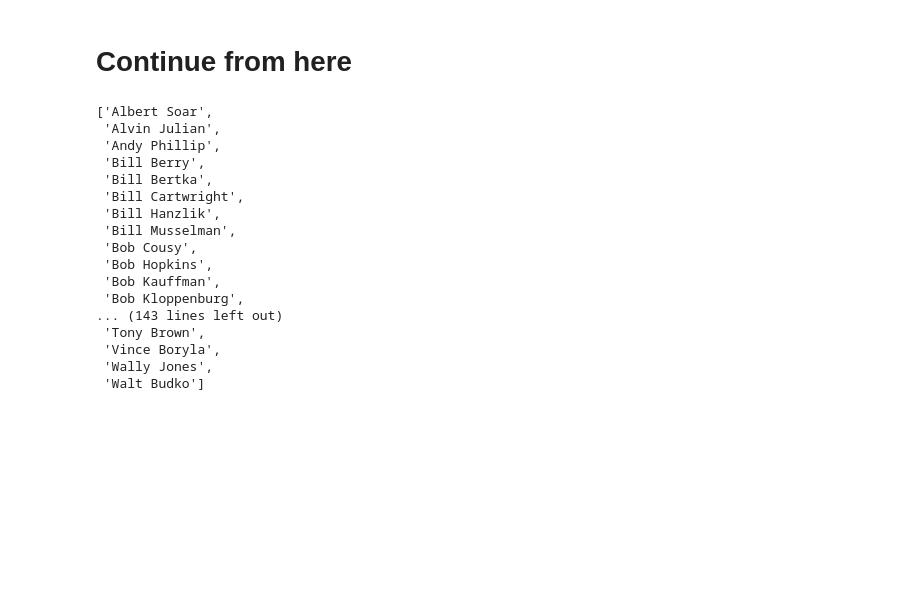
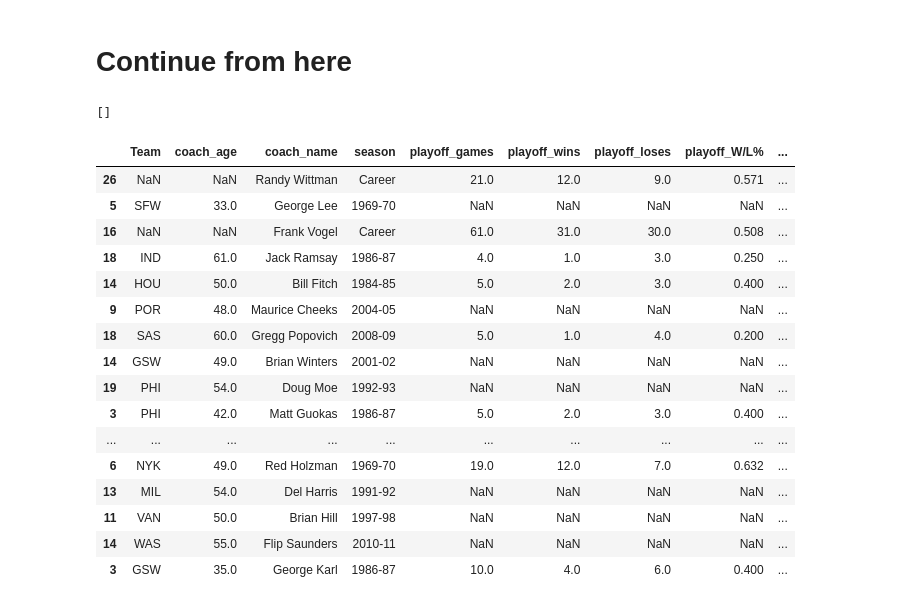
Before and after one commit to eranblack/Capstone, a Jupyter notebook: EDA.ipynb, the cells around one changed output. Drawn from its saved outputs; the diff is of its cells as text; code cells hidden in the pictures; blank space fills up the shorter version.

```diff
--- a/EDA.ipynb
+++ b/EDA.ipynb
@@ -133,4 +154,4 @@ table.find_all('a')[0].attrs['href']
 # %% [output]
 '/coaches/adelmri01c.html'
 # %%
-len(table.find_all('a'))
+tables=table.find_all('a')
@@ -140,7 +159,7 @@ len(table.find_all('a'))
 #scarping all of the coach tables
 # %%
 coach_list=[]
-for element in table.find_all('a'):
+for element in tables:
     loc='https://www.basketball-reference.com/' + element.attrs['href']
     raw_coach_tables=requests.get(loc)
     raw_coach_table_content=raw_coach_tables.content
@@ -237,4 +267,4 @@ memory usage: 435.5+ KB
 # %%
 #remove coaches before season 2005 and remove years = 'Career'
 # %%
-df_coach.dropna(axis=0,inplace=True) #dropped assistant coaches
+df_coach.dropna(axis=0,inplace=True, thresh=6) #dropped assistant coaches which have less than 6 fields filled
@@ -254,20 +284,24 @@ for element in coach_name:
 # %%
 sorted(temp)
 # %% [output]
-['Albert Soar',
- 'Alvin Julian',
- 'Andy Phillip',
- 'Bill Berry',
- 'Bill Bertka',
- 'Bill Cartwright',
- 'Bill Hanzlik',
- 'Bill Musselman',
- 'Bob Cousy',
- 'Bob Hopkins',
- 'Bob Kauffman',
- 'Bob Kloppenburg',
-... (143 lines left out)
- 'Tony Brown',
- 'Vince Boryla',
- 'Wally Jones',
- 'Walt Budko']
+[]
+# %%
+df_coach.sample(20)
+# %% [output]
+|  | Team | coach_age | coach_name | season | playoff_games | playoff_wins | playoff_loses | playoff_W/L% | ... |
+| 26 | NaN | NaN | Randy Wittman | Career | 21.0 | 12.0 | 9.0 | 0.571 | ... |
+| 5 | SFW | 33.0 | George Lee | 1969-70 | NaN | NaN | NaN | NaN | ... |
+| 16 | NaN | NaN | Frank Vogel | Career | 61.0 | 31.0 | 30.0 | 0.508 | ... |
+| 18 | IND | 61.0 | Jack Ramsay | 1986-87 | 4.0 | 1.0 | 3.0 | 0.250 | ... |
+| 14 | HOU | 50.0 | Bill Fitch | 1984-85 | 5.0 | 2.0 | 3.0 | 0.400 | ... |
+| 9 | POR | 48.0 | Maurice Cheeks | 2004-05 | NaN | NaN | NaN | NaN | ... |
+| 18 | SAS | 60.0 | Gregg Popovich | 2008-09 | 5.0 | 1.0 | 4.0 | 0.200 | ... |
+| 14 | GSW | 49.0 | Brian Winters | 2001-02 | NaN | NaN | NaN | NaN | ... |
+| 19 | PHI | 54.0 | Doug Moe | 1992-93 | NaN | NaN | NaN | NaN | ... |
+| 3 | PHI | 42.0 | Matt Guokas | 1986-87 | 5.0 | 2.0 | 3.0 | 0.400 | ... |
+| ... | ... | ... | ... | ... | ... | ... | ... | ... | ... |
+| 6 | NYK | 49.0 | Red Holzman | 1969-70 | 19.0 | 12.0 | 7.0 | 0.632 | ... |
+| 13 | MIL | 54.0 | Del Harris | 1991-92 | NaN | NaN | NaN | NaN | ... |
+| 11 | VAN | 50.0 | Brian Hill | 1997-98 | NaN | NaN | NaN | NaN | ... |
+| 14 | WAS | 55.0 | Flip Saunders | 2010-11 | NaN | NaN | NaN | NaN | ... |
+| 3 | GSW | 35.0 | George Karl | 1986-87 | 10.0 | 4.0 | 6.0 | 0.400 | ... |
```
Also changed, not shown: parts of 22 cells of this notebook, 2 other files.
